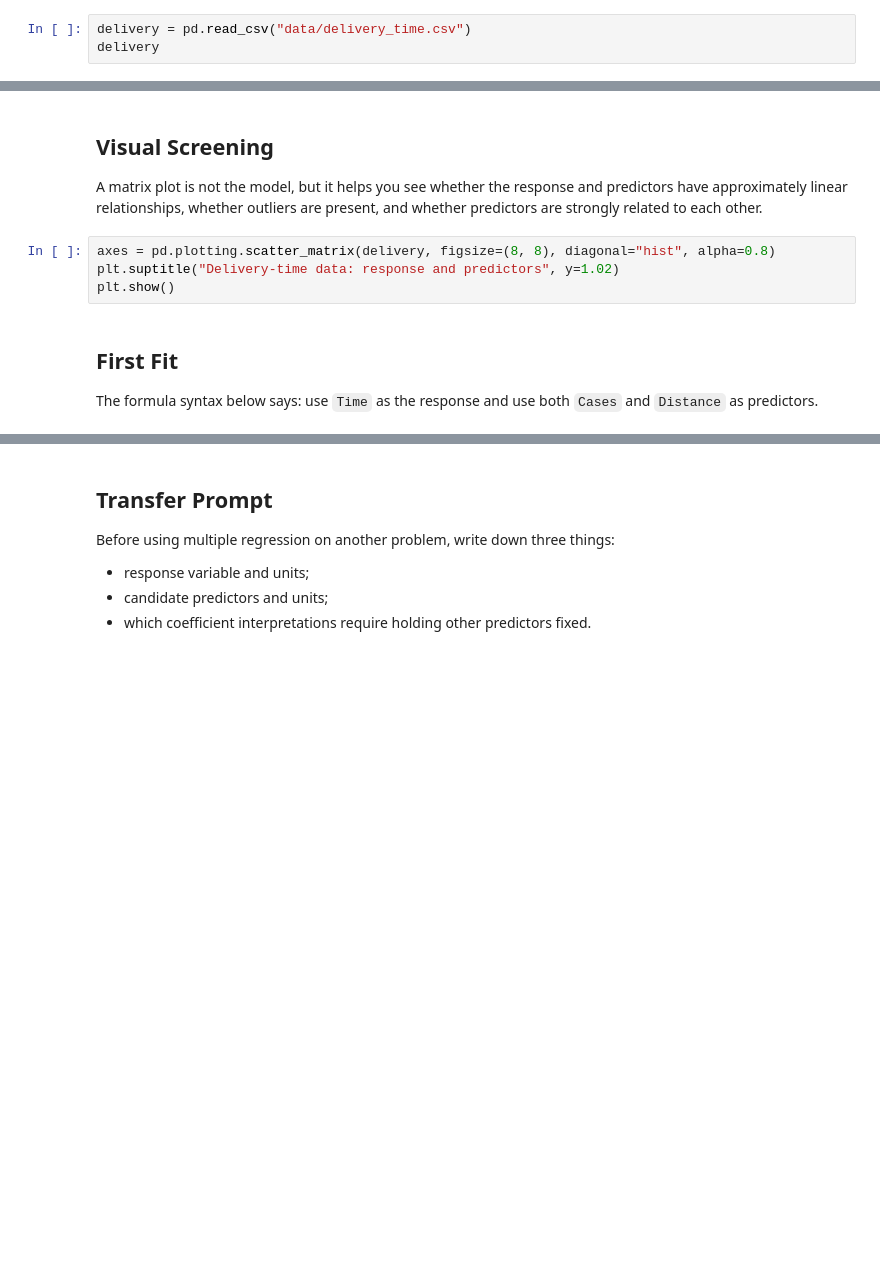
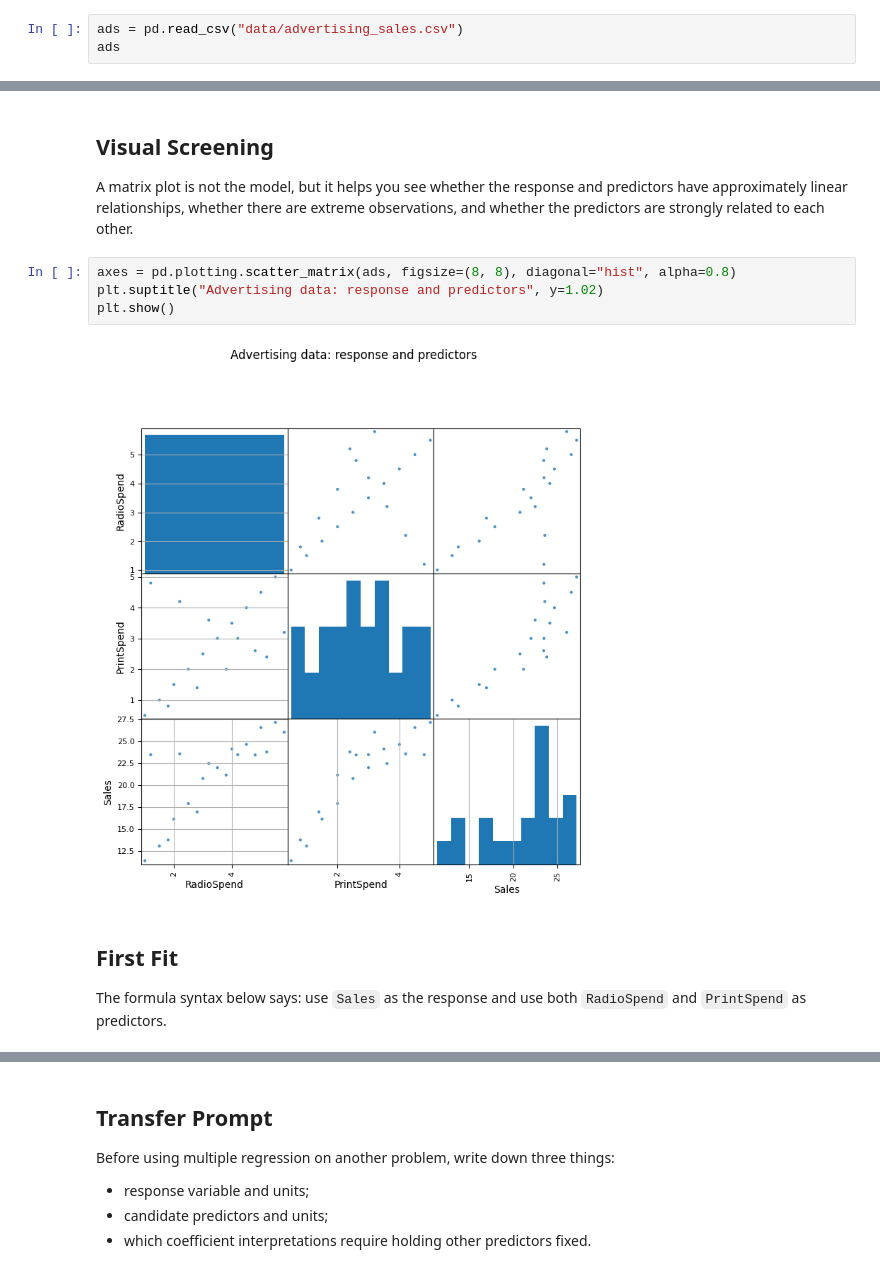
Before and after one commit to LJC-FVNR/isye4031-summer2026-labs, a Jupyter notebook: modules/02_multiple_regression/files/01_mlr_big_picture.ipynb, the cells around one changed output, grey strips where cells are left out. Saved outputs shown, nothing was run; the diff lists cells and outputs as text; blank space fills up the shorter version.

```diff
--- a/modules/02_multiple_regression/files/01_mlr_big_picture.ipynb
+++ b/modules/02_multiple_regression/files/01_mlr_big_picture.ipynb
@@ -31,3 +23,3 @@ plt.rcParams["axes.grid"] = True
 # %%
-delivery = pd.read_csv("data/delivery_time.csv")
-delivery
+ads = pd.read_csv("data/advertising_sales.csv")
+ads
@@ -34,13 +44,15 @@ delivery
 # %% [markdown]
 ## Visual Screening
 
-A matrix plot is not the model, but it helps you see whether the response and predictors have approximately linear relationships, whether outliers are present, and whether predictors are strongly related to each other.
+A matrix plot is not the model, but it helps you see whether the response and predictors have approximately linear relationships, whether there are extreme observations, and whether the predictors are strongly related to each other.
 # %%
-axes = pd.plotting.scatter_matrix(delivery, figsize=(8, 8), diagonal="hist", alpha=0.8)
-plt.suptitle("Delivery-time data: response and predictors", y=1.02)
+axes = pd.plotting.scatter_matrix(ads, figsize=(8, 8), diagonal="hist", alpha=0.8)
+plt.suptitle("Advertising data: response and predictors", y=1.02)
 plt.show()
+# %% [output]
+[figure, added]
 # %% [markdown]
 ## First Fit
 
-The formula syntax below says: use `Time` as the response and use both `Cases` and `Distance` as predictors.
+The formula syntax below says: use `Sales` as the response and use both `RadioSpend` and `PrintSpend` as predictors.
 # %%
```
Also changed, not shown: parts of 6 cells of this notebook, 7 other files.
